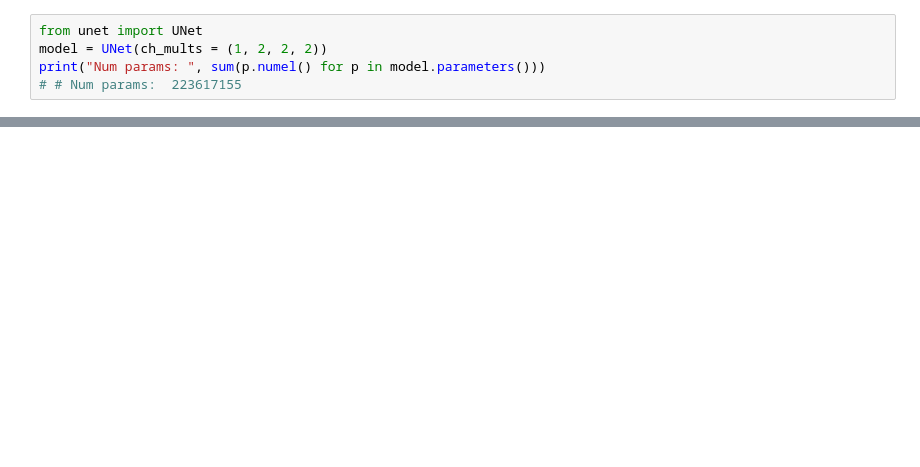
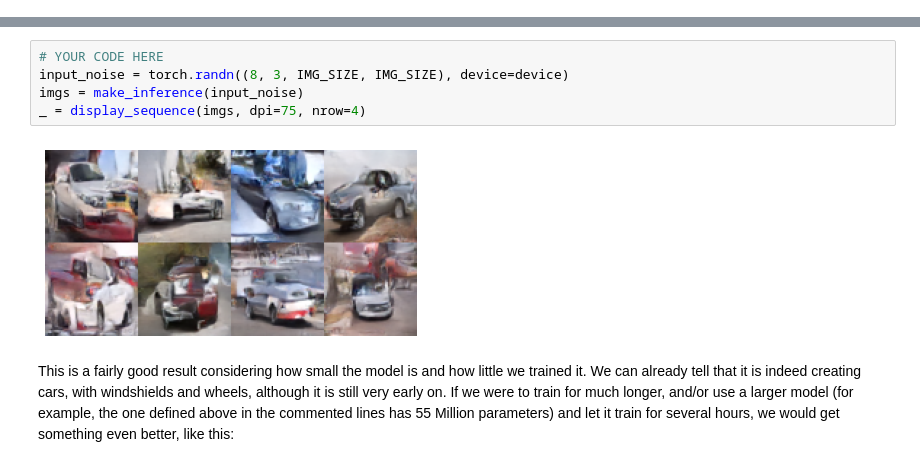
Before and after one commit to udacity/Computer-Vision-and-Generative-AI, a Jupyter notebook: lesson-5-diffusion-models/exercises/exercise1/solution/solution.ipynb, the cells around one changed output, grey strips where cells are left out. Saved outputs shown, nothing was run; the diff lists cells and outputs as text; blank space fills up the shorter version.

```diff
--- a/lesson-5-diffusion-models/exercises/exercise1/solution/solution.ipynb
+++ b/lesson-5-diffusion-models/exercises/exercise1/solution/solution.ipynb
@@ -319,5 +0,0 @@ _ = sample_image(image)
-# %%
-from unet import UNet
-model = UNet(ch_mults = (1, 2, 2, 2))
-print("Num params: ", sum(p.numel() for p in model.parameters()))
-# # Num params:  223617155
@@ -446,0 +392,9 @@ _ = sub.axis("off")
+# %%
+# YOUR CODE HERE
+input_noise = torch.randn((8, 3, IMG_SIZE, IMG_SIZE), device=device)
+imgs = make_inference(input_noise)
+_ = display_sequence(imgs, dpi=75, nrow=4)
+# %% [output]
+[figure, added]
+# %% [markdown]
+This is a fairly good result considering how small the model is and how little we trained it. We can already tell that it is indeed creating cars, with windshields and wheels, although it is still very early on. If we were to train for much longer, and/or use a larger model (for example, the one defined above in the commented lines has 55 Million parameters) and let it train for several hours, we would get something even better, like this:
```
Also changed, not shown: parts of 41 cells of this notebook, 2 other files.
